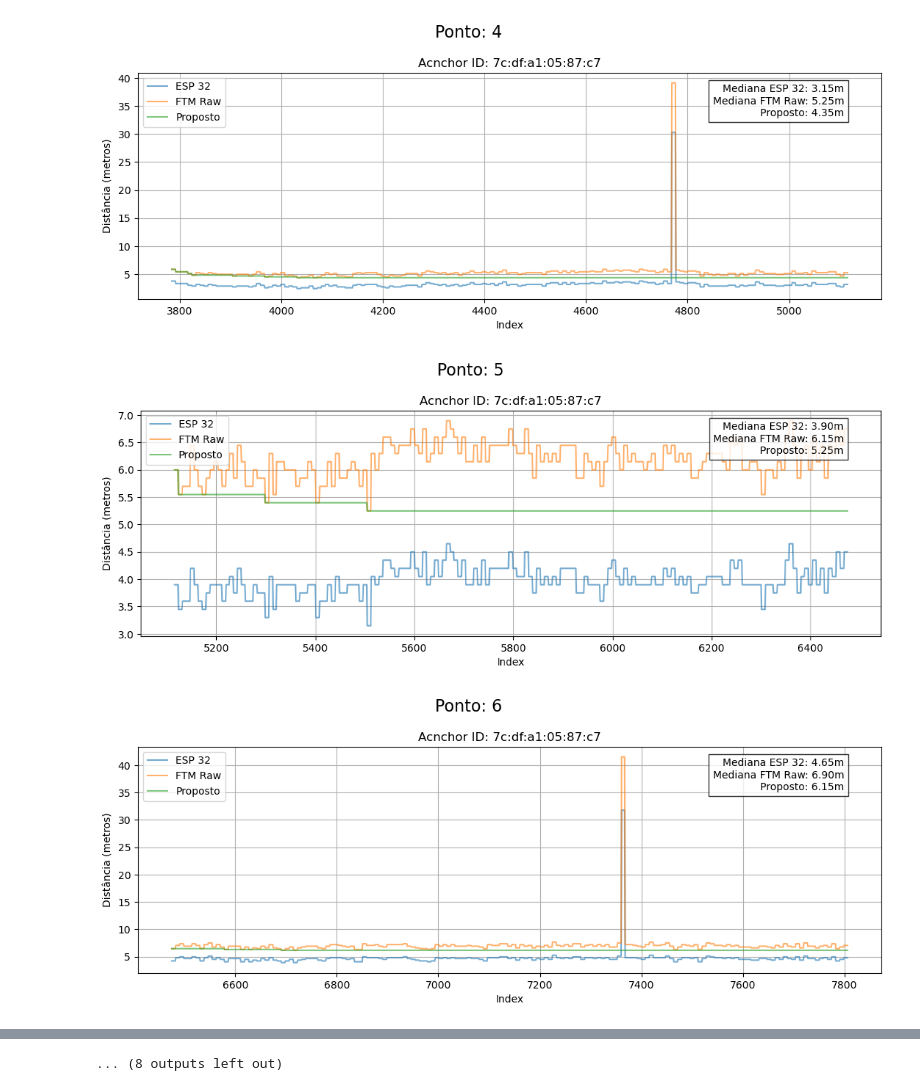
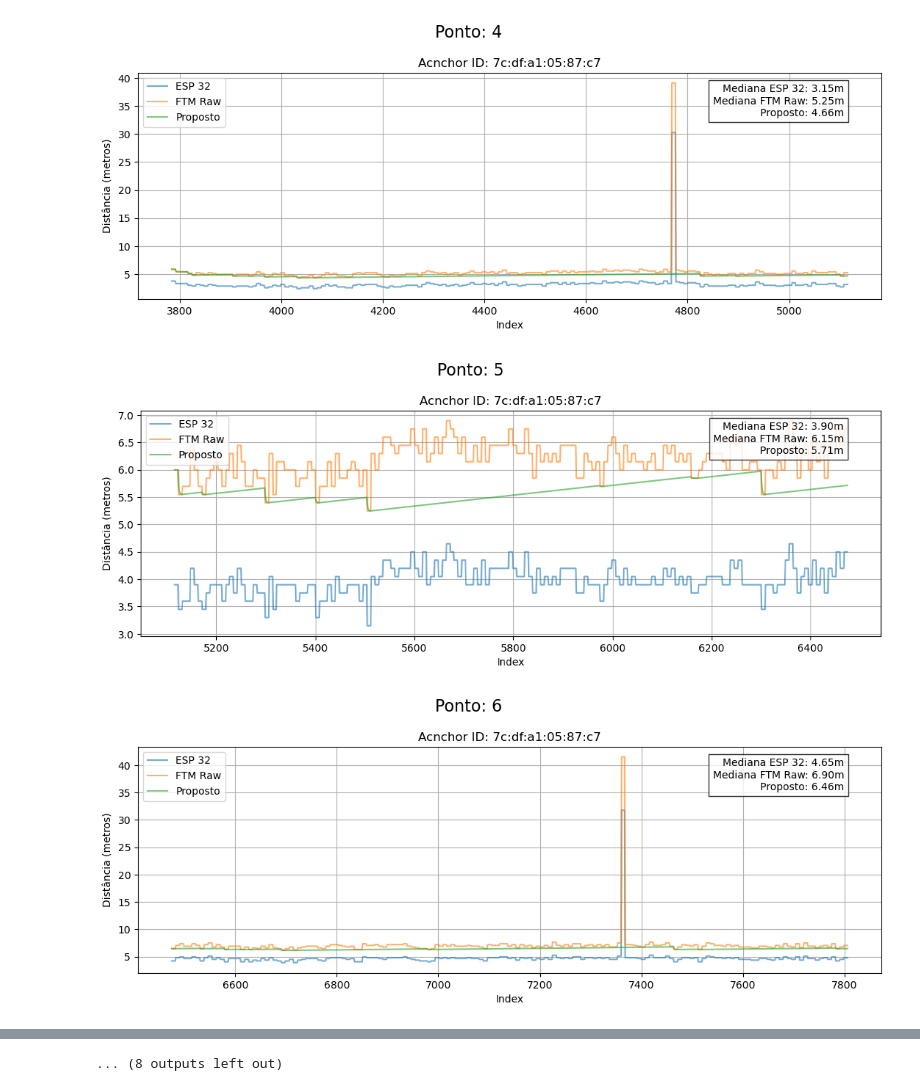
Before and after one commit to marcosst/UFJF, a Jupyter notebook: Redes sem Fio/Rascunho/Raw Outdoor.ipynb, the cells around one changed output, grey strips where cells are left out. Saved outputs shown, nothing was run; the diff lists cells and outputs as text; code cells hidden in the pictures.

```diff
--- a/Redes sem Fio/Rascunho/Raw Outdoor.ipynb
+++ b/Redes sem Fio/Rascunho/Raw Outdoor.ipynb
@@ -28,41 +28,41 @@ for ponto, group_ponto in data.groupby('Ponto'):
         for index, row in group.iterrows():
             dist = row['rtt_raw'] * rawnano2m
             if dist > valor:
-                valor = valor #+ 0.001
+                valor = valor + 0.001
             else:
-                valor = dist #valor - (valor - dist) * 0.5
+                valor = valor - (valor - dist) * 0.5
             group.at[index, 'dist_calc'] = valor
 
         position = position + 1
         ax = fig.add_subplot(1, 4, position)
 
         ax.plot(group.index, group['rtt_est'] * rawnano2m, label='ESP 32', alpha=0.6)
         ax.plot(group.index, group['rtt_raw'] * rawnano2m, label='FTM Raw', alpha=0.6)
         ax.plot(group.index, group['dist_calc'], label='Proposto', alpha=0.6)
 
         last_dist = group['dist_calc'].iloc[-1]
         text = f'Mediana ESP 32: {group["rtt_est"].median() * rawnano2m:.2f}m'
         text = text + f'\nMediana FTM Raw: {group["rtt_raw"].median() * rawnano2m:.2f}m'
         text = text + f'\nProposto: {last_dist:.2f}m'
         ax.text(0.95, 0.95, text,
             transform=ax.transAxes,
             horizontalalignment='right',
             verticalalignment='top',
             bbox=dict(facecolor='white', alpha=0.8))
 
         ax.legend(loc='upper left')
         ax.set_title(f'Acnchor ID: {anchorId}')
         ax.set_xlabel('Index')
         ax.set_ylabel('Distância (metros)')
         ax.grid(True)
 
     #plt.tight_layout()
     plt.show()
 # %% [output]
 [figure]
 [figure]
 [figure]
 [figure]
-[figure, old version]
+[figure, new version]
 [figure]
 [figure]
```
Also changed, not shown: parts of 1 cell of this notebook, 34 other files.
